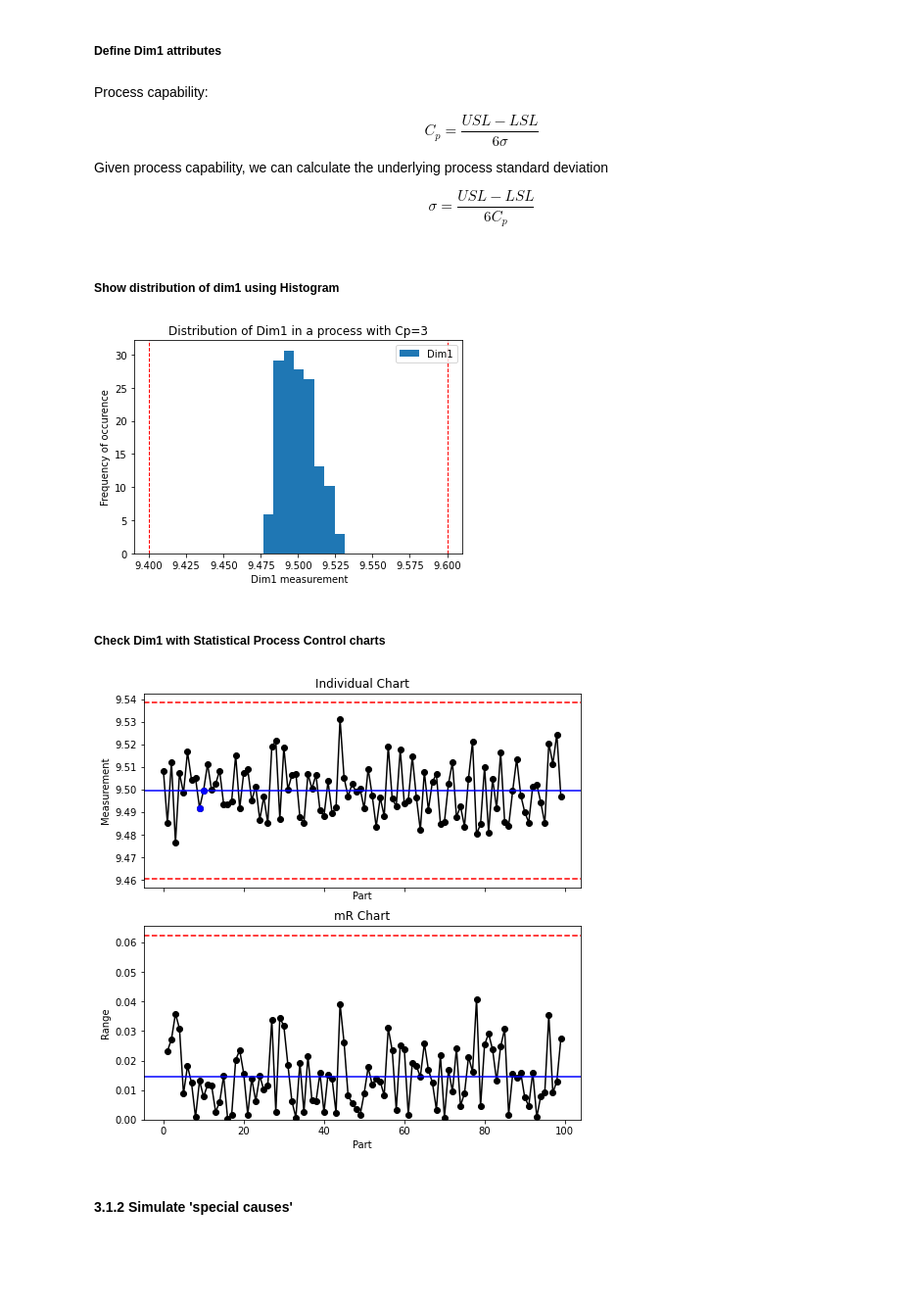
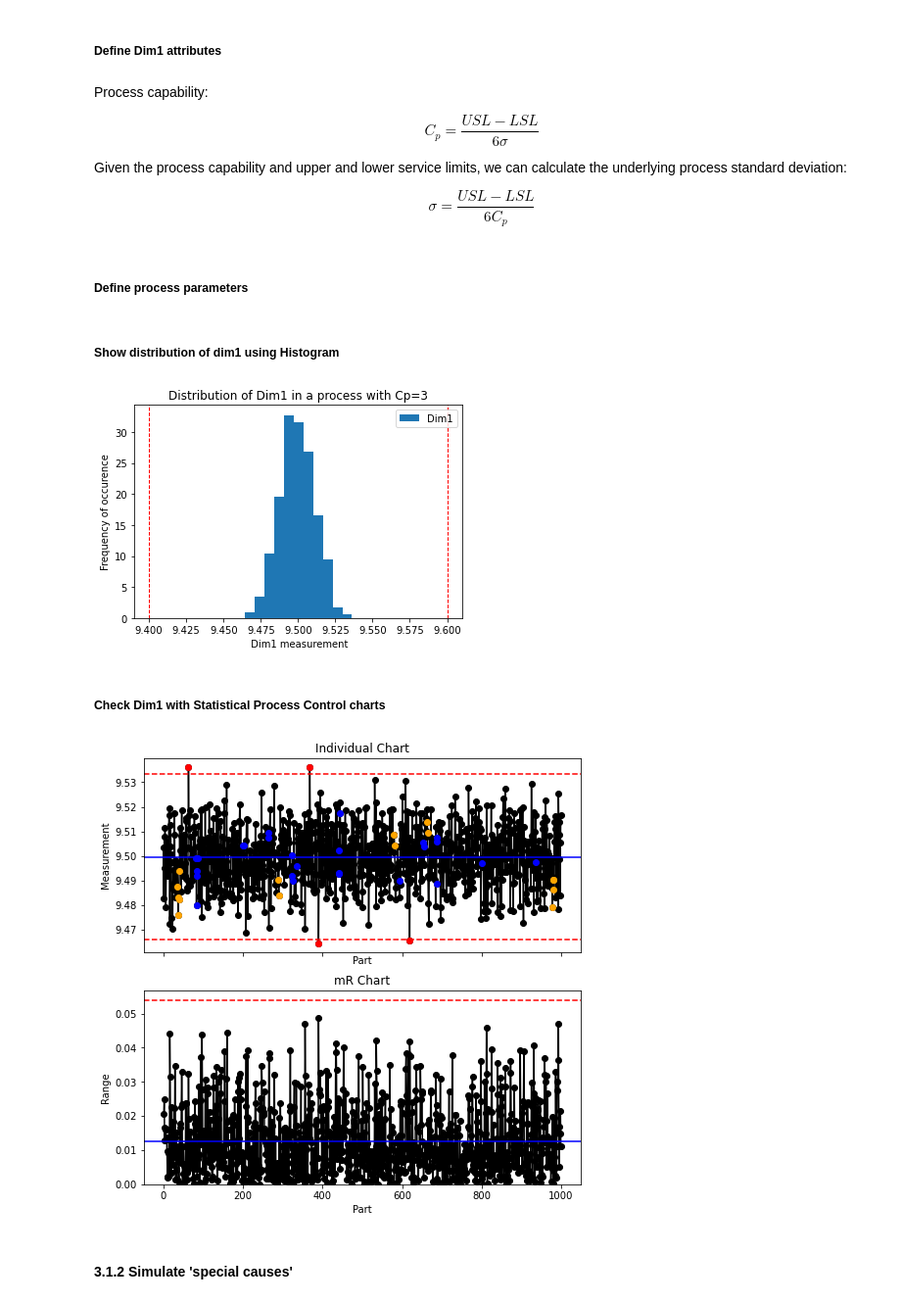
Before and after one commit to przemekbil/PfDA_2021_project, a Jupyter notebook: Project.ipynb, the cells around one changed output. Shown at 98% size. Saved outputs shown, nothing was run; the diff lists cells and outputs as text; code cells hidden in the pictures; blank space fills up the shorter version.

Commit message:
Dim1 changes from Series to DataFrame, SPC functions adjusted accordingly

```diff
--- a/Project.ipynb
+++ b/Project.ipynb
@@ -60,9 +60,16 @@ def hist(data, label, lsl, usl, cp):
 ##### Define SPC chart
 # %%
 # Define a function that will check if datapoints are violating any of the SPC rules
-def spc_stats(data):
+def spc_stats(dim):
 
-    # Add 'Reason' column to data table
+    # Define DataFrame with one column 'Dim'
+    data = pd.DataFrame({'Dim': dim})
+
+    # Add column with moving range:
+    # Calculated as per https://stackoverflow.com/questions/30673209/pandas-compare-next-row
+    data['mR'] = data['Dim']-data['Dim'].shift(1)
+
+    # Add 'Reason' column
     data['Reason'] = 0
 
     # calculate the mean of the variable
@@ -138,21 +145,15 @@ def spc_stats(data):
 
     data.loc[ np.abs(data['sum_alter'])==0 , 'Reason'] = 5
 
-    return data[['Dim', 'mR', 'Reason']], x_bar, mr_bar, ucl, lcl, mr_ucl
-    #return data, x_bar, mr_bar, ucl, lcl, mr_ucl
+    #return data[['Dim', 'mR', 'Reason']], x_bar, mr_bar, ucl, lcl, mr_ucl
+    return data, x_bar, mr_bar, ucl, lcl, mr_ucl
 # %%
 def xmr(dim):
     # Below code for SPC chart originally taken from: https://towardsdatascience.com/quality-control-charts-guide-for-python-9bb1c859c051
 
-    # Define list variable for moving ranges
-    # Calculated as per https://stackoverflow.com/questions/30673209/pandas-compare-next-row
-    MR = dim-dim.shift(1)
+    # Find the points that are violating SPC rules and calculate the means and control limits
+    data, x_bar, mr_bar, ucl, lcl, mr_ucl = spc_stats(dim)
 
-    # Concatenate mR Series with and rename columns
-    data = pd.concat([dim, MR], axis=1).rename(columns={0:"Dim", 1:"mR"})
-
-    # Find the points that are violating SPC rules and calculate the means and control limits
-    data, x_bar, mr_bar, ucl, lcl, mr_ucl = spc_stats(data)
 
     # Plot x and mR charts
     fig, axs = plt.subplots(2, figsize=(8,8), sharex=True)
@@ -225,12 +226,14 @@ $$
 C_{p}=\frac{USL-LSL}{6\sigma}
 $$
 
-Given process capability, we can calculate the underlying process standard deviation
+Given the process capability and upper and lower service limits, we can calculate the underlying process standard deviation:
 
 
 $$
 \sigma=\frac{USL-LSL}{6 C_{p}}
 $$
+# %% [markdown]
+##### Define process parameters
 # %%
 # Nominal dimension
 mu = 9.5
@@ -239,21 +242,23 @@ lsl, usl = 9.4, 9.6
 # Process capability
 cp = 3
 # Number of observations
-n=100
+n=1000
 # %%
-dim1 = pd.Series(np.random.normal(mu, (usl-lsl)/(6*cp) , n))
+# Simulate the measurements of single dimenension using normal distribution
+# ccv stands for common cause variation
+dim1 = pd.DataFrame({'ccv': np.random.normal(mu, (usl-lsl)/(6*cp) , n)})
 # %% [markdown]
 ##### Show distribution of dim1 using Histogram
 # %%
 hist(dim1, 'Dim1', lsl, usl, cp)
 # %% [output]
-[figure, old version]
+[figure, new version]
 # %% [markdown]
 ##### Check Dim1 with Statistical Process Control charts
 # %%
-o = xmr(dim1)
+o = xmr(dim1.loc[:,'ccv'])
 # %% [output]
-[figure, old version]
+[figure, new version]
 # %% [markdown]
 <a id="par3.1.2"></a>
 #### 3.1.2 Simulate 'special causes'
```
Also changed, not shown: parts of 2 cells of this notebook.
